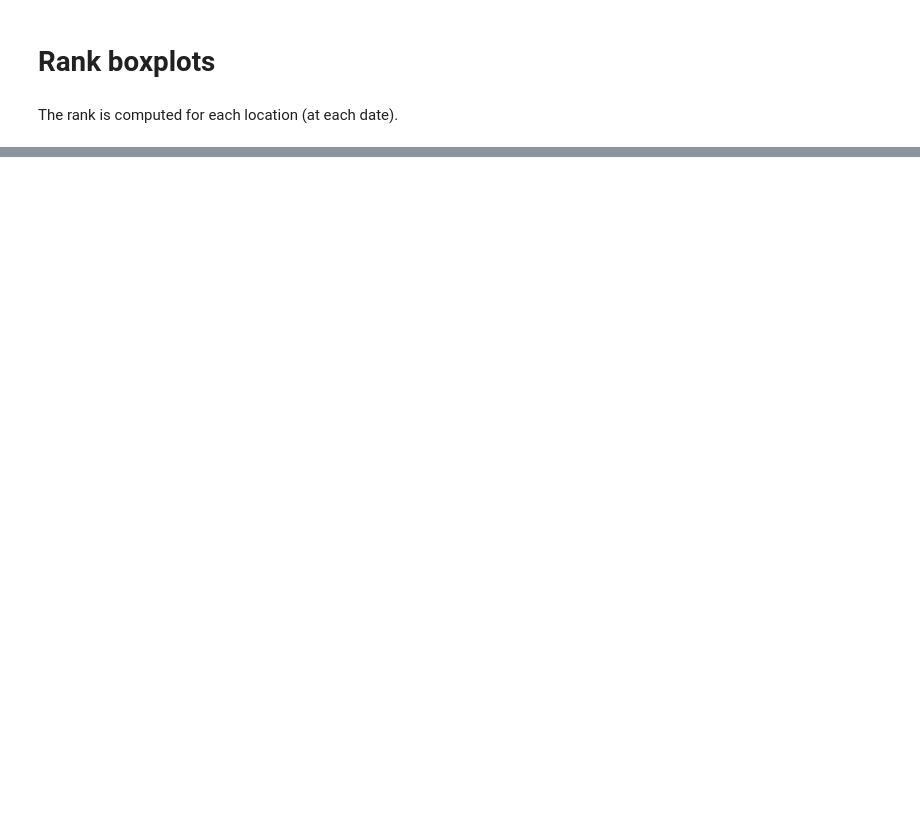
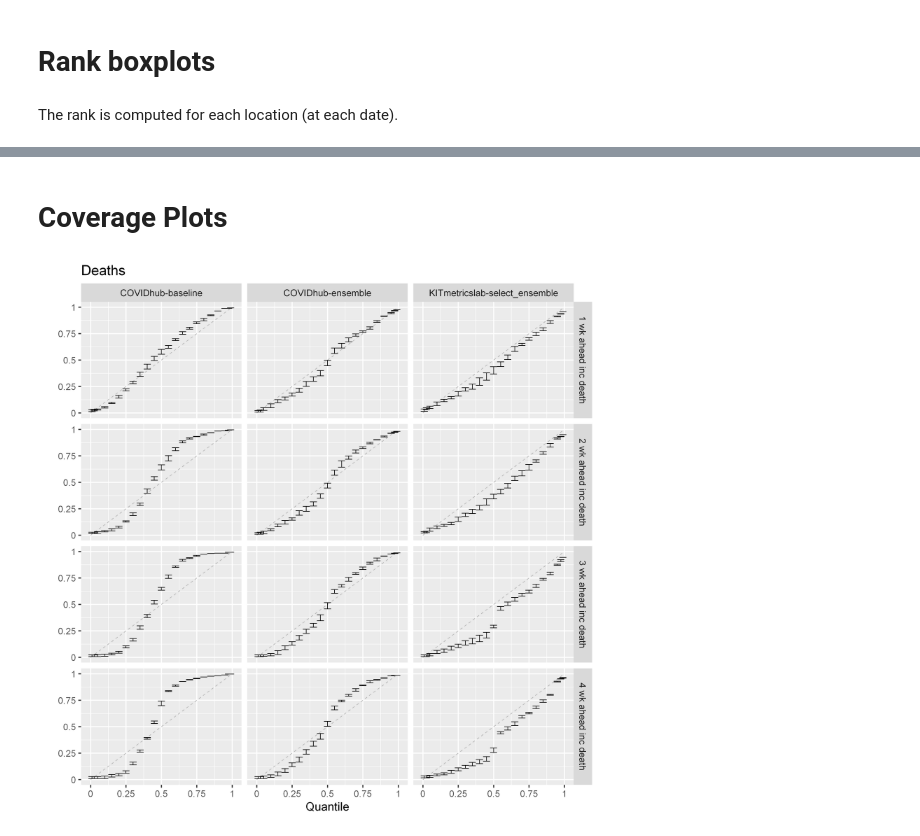
Before and after one commit to dwolffram/covid19-ensemble-US, a Jupyter notebook: evaluation.ipynb, the cells around one changed output, grey strips where cells are left out. Saved outputs shown, nothing was run; the diff lists cells and outputs as text; code cells hidden in the pictures; blank space fills up the shorter version.

Commit message:
added coverage plots

```diff
--- a/evaluation.ipynb
+++ b/evaluation.ipynb
@@ -190,0 +117,4 @@ ggplot(df_ens, aes(x=target_end_date, y=truth)) +
+# %% [markdown]
+# Coverage Plots
+# %%
+df <- read_csv("evaluation/2021-06-12_df_processed.csv", col_types = cols())
@@ -190,0 +123,28 @@ ggplot(df_ens, aes(x=target_end_date, y=truth)) +
+# %%
+plot_coverage <- function(t="death", models=c("KITmetricslab-select_ensemble", "COVIDhub-ensemble", "COVIDhub-baseline")){
+    df_temp <- df %>%
+    filter(str_detect(target, t) &
+          model %in% models)
+    df_temp$l <- df_temp$truth < floor(df_temp$value)
+    df_temp$u <- df_temp$truth <= floor(df_temp$value)
+
+    df_temp <- df_temp %>%
+        group_by(target, model, quantile) %>%
+        summarize(l = mean(l), u=mean(u))
+
+    ggplot(df_temp) +
+        facet_grid(rows=vars(target), cols=vars(model)) +
+        geom_segment(aes(x=0,xend=1,y=0,yend=1), linetype="dashed", colour="grey70")+
+        geom_errorbar(aes(x=quantile, ymin=l, ymax=u), width=0.05, size=0.5,
+                      data=df_temp, colour="black") +
+        scale_x_continuous(breaks = c(0, 0.25, 0.5, 0.75, 1),
+                           labels = function(x) ifelse(x == 0, "0", x)) +
+        scale_y_continuous(labels = function(y) ifelse(y == 0, "0", y)) +
+        xlab('Quantile') +
+        ylab('') +
+        labs(title=paste0(str_to_title(t), "s"))
+}
+# %%
+plot_coverage("death")
+# %% [output]
+[figure, added]
```
Also changed, not shown: parts of 32 cells of this notebook, 1 other file.
